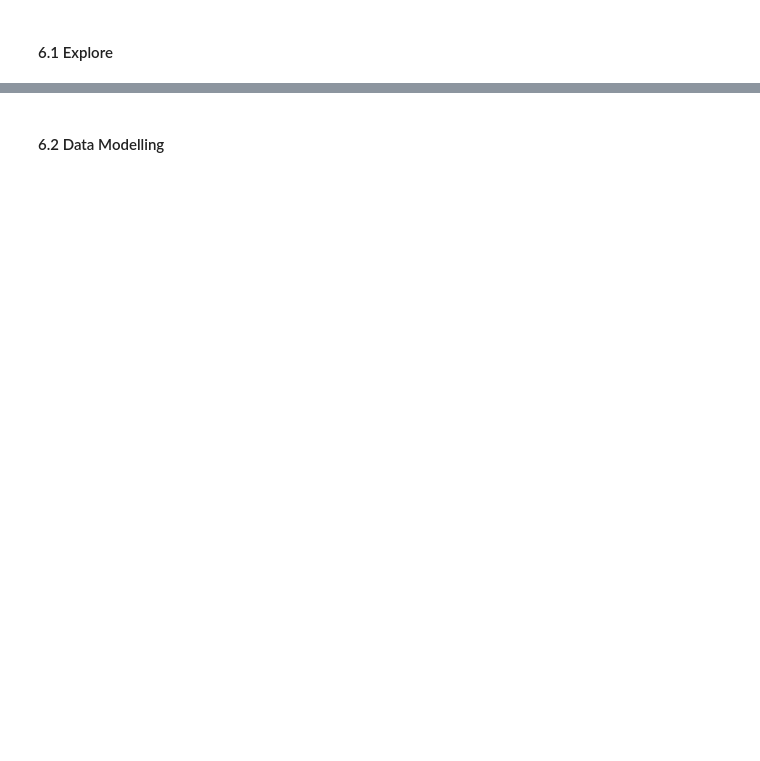
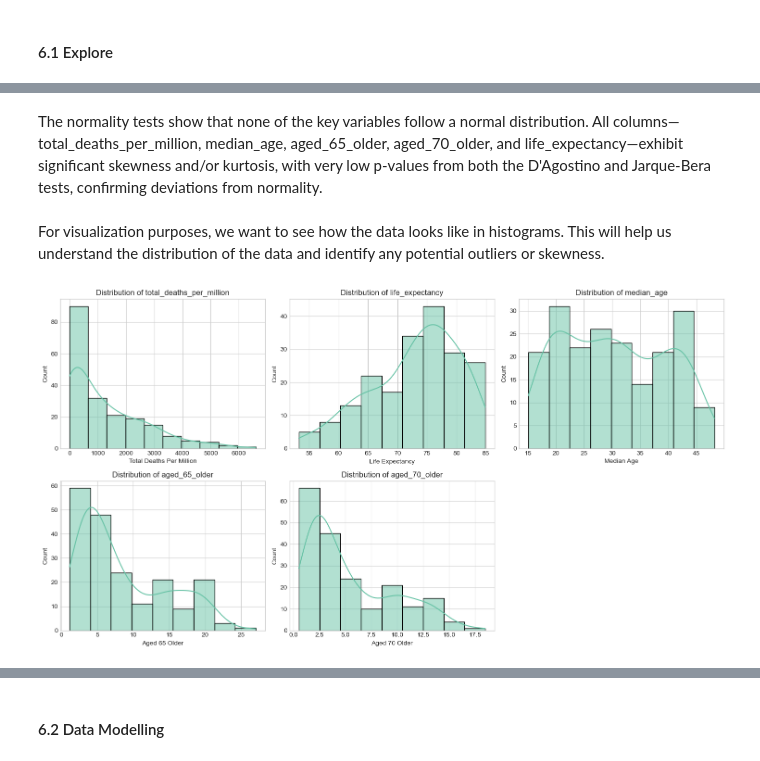
Before and after one commit to KamiStolt/BI-eksamen, a Jupyter notebook: Eksamen/BI_exam.ipynb, the cells around one changed output, grey strips where cells are left out. Saved outputs shown, nothing was run; the diff lists cells and outputs as text; code cells hidden in the pictures; blank space fills up the shorter version.

```diff
--- a/Eksamen/BI_exam.ipynb
+++ b/Eksamen/BI_exam.ipynb
@@ -461,0 +940,39 @@ df_covid_cleaned.duplicated().sum()
+# %% [markdown]
+The normality tests show that none of the key variables follow a normal distribution. All columns—total_deaths_per_million, median_age, aged_65_older, aged_70_older, and life_expectancy—exhibit significant skewness and/or kurtosis, with very low p-values from both the D'Agostino and Jarque-Bera tests, confirming deviations from normality.
+# %% [markdown]
+For visualization purposes, we want to see how the data looks like in histograms. This will help us understand the distribution of the data and identify any potential outliers or skewness.
+# %%
+def visualize_selected_histograms(df):
+    """
+    Visualizes the distribution of selected numeric columns from df_age_cleaned with histograms.
+    """
+    selected_cols = [
+        'total_deaths_per_million',
+        'life_expectancy',
+        'median_age',
+        'aged_65_older',
+        'aged_70_older'
+    ]
+
+    n = len(selected_cols)
+    n_cols = 3
+    n_rows = (n + n_cols - 1) // n_cols
+
+    fig, axes = plt.subplots(n_rows, n_cols, figsize=(15, 4 * n_rows))
+    axes = axes.flatten()
+
+    for i, col in enumerate(selected_cols):
+        sns.histplot(df[col], kde=True, ax=axes[i])
+        axes[i].set_title(f'Distribution of {col}')
+        axes[i].set_xlabel(col.replace('_', ' ').title())
+
+    # Hide unused axes if any
+    for j in range(i + 1, len(axes)):
+        fig.delaxes(axes[j])
+
+    plt.tight_layout()
+    plt.show()
+# %%
+visualize_selected_histograms(df_age_cleaned)
+# %% [output]
+[figure, added]
```
Also changed, not shown: parts of 92 cells of this notebook.
